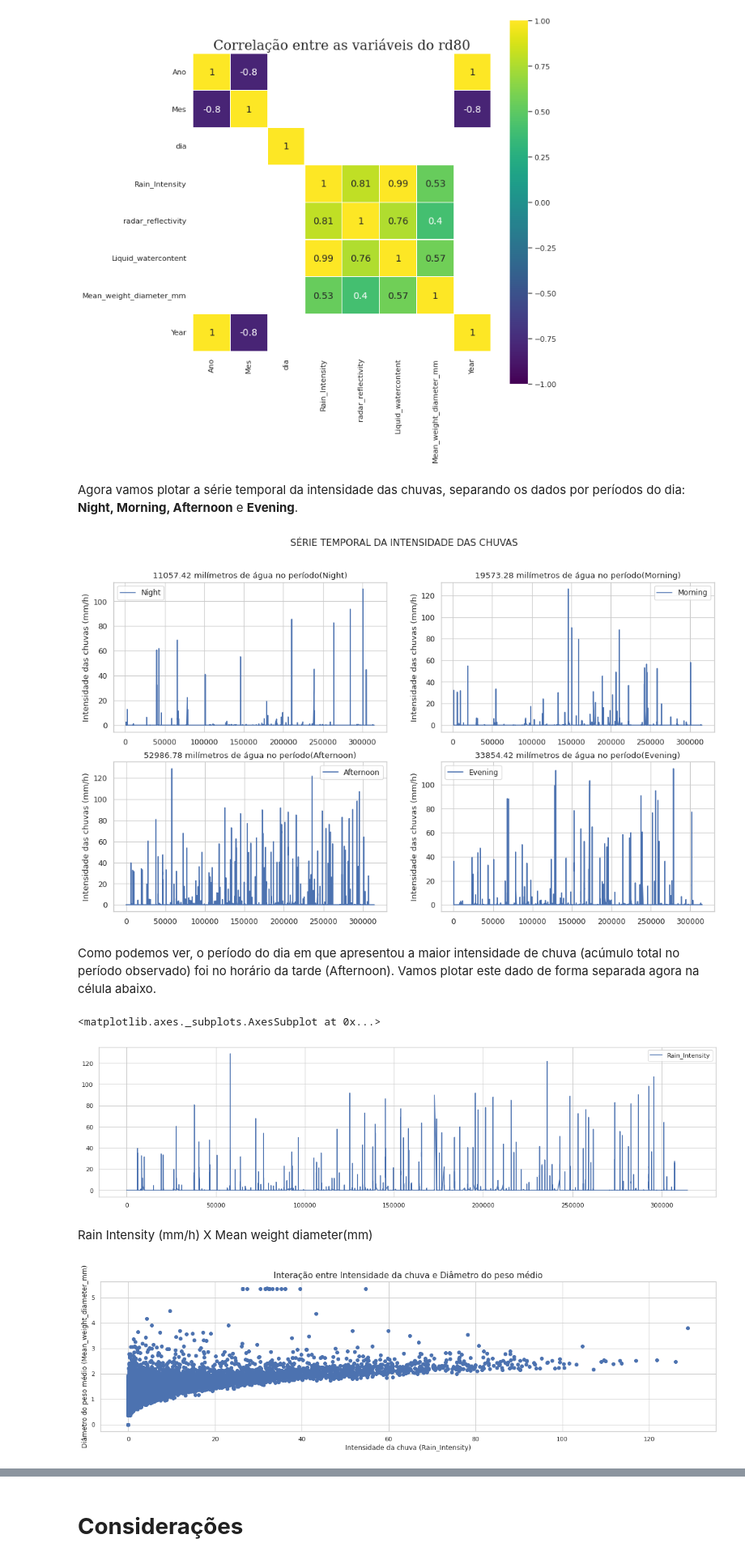
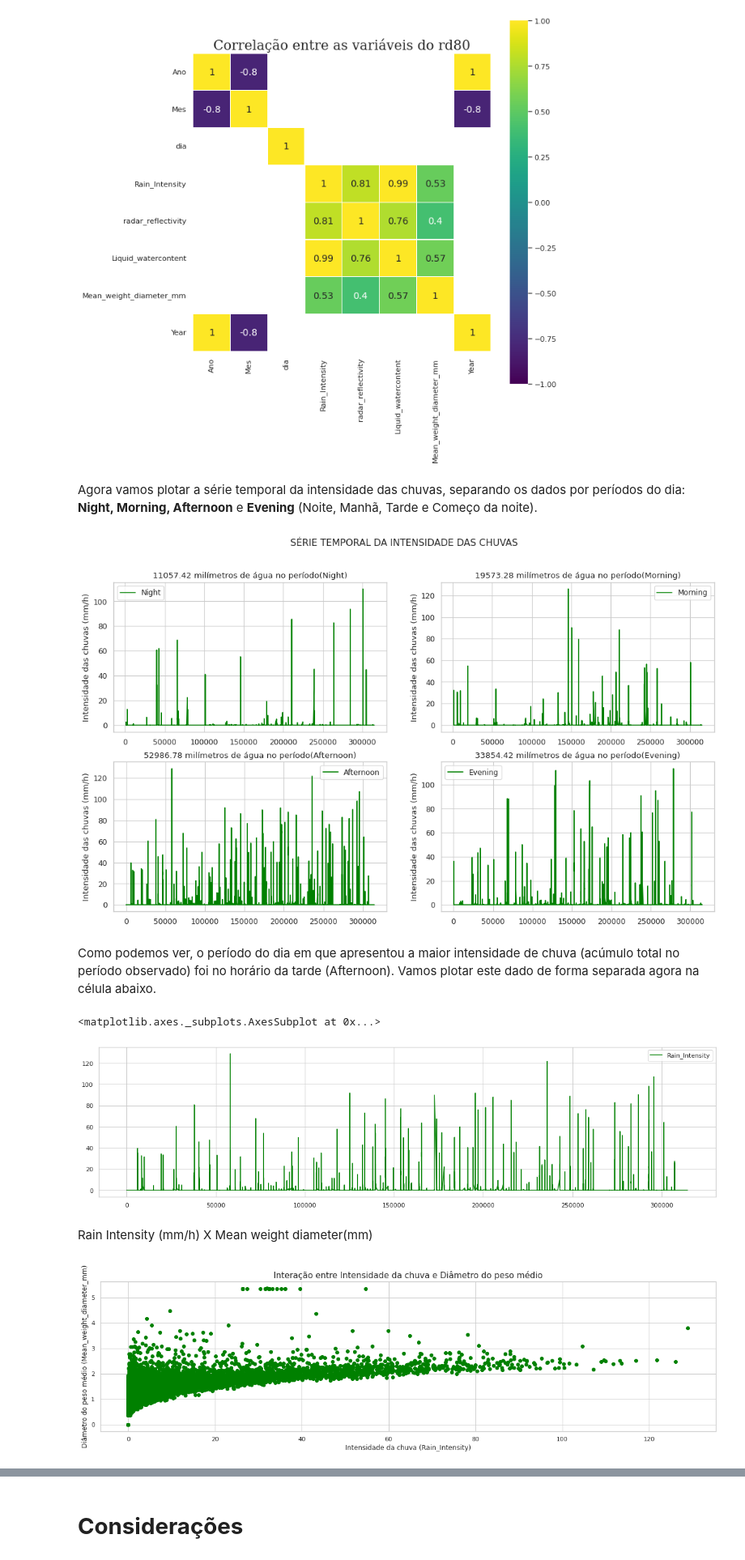
Before and after one commit to lourencocavalcante/Introduction-to-Data-Science, a Jupyter notebook: INPE_CAP394_2022_Atv01_Lourenco.ipynb, the cells around one changed output, grey strips where cells are left out. Shown at 81% size. Drawn from its saved outputs; the diff is of its cells as text; code cells hidden in the pictures.

```diff
--- a/INPE_CAP394_2022_Atv01_Lourenco.ipynb
+++ b/INPE_CAP394_2022_Atv01_Lourenco.ipynb
@@ -324,7 +324,7 @@ sns.heatmap(corr[(corr >= 0.30) | (corr <= -0.30)],cmap='viridis', vmax=1.0, vmi
 # %% [output]
 [figure]
 # %% [markdown]
-Agora vamos plotar a série temporal da intensidade das chuvas, separando os dados por períodos do dia: **Night, Morning, Afternoon** e **Evening**.
+Agora vamos plotar a série temporal da intensidade das chuvas, separando os dados por períodos do dia: **Night, Morning, Afternoon** e **Evening** (Noite, Manhã, Tarde e Começo da noite).
 # %%
 labels=['Night','Morning','Afternoon','Evening']
 
@@ -336,32 +336,32 @@ for res in range(0,4):
     plt.title(str(tot)+' milímetros de água no período('+labels[res]+')')
     #plt.xlabel("")
     plt.ylabel("Intensidade das chuvas (mm/h)")
-    plt.plot(df_rd80_joss.loc[df_rd80_joss.session == labels[res]]['Rain_Intensity'], label=labels[res])
+    plt.plot(df_rd80_joss.loc[df_rd80_joss.session == labels[res]]['Rain_Intensity'], label=labels[res], color='green')
     plt.legend()
 plt.show()
 # %% [output]
-[figure, old version]
+[figure, new version]
 # %% [markdown]
 Como podemos ver, o período do dia em que apresentou a maior intensidade de chuva (acúmulo total no período observado) foi no horário da tarde (Afternoon). Vamos plotar este dado de forma separada agora na célula abaixo.
 # %%
 #Plotando o acumulado da intensidade da chuva do período da tarde
 
 plt.figure(figsize=(20, 5))
-df_rd80_joss.loc[df_rd80_joss.session == 'Afternoon']['Rain_Intensity'].plot(legend=True)
+df_rd80_joss.loc[df_rd80_joss.session == 'Afternoon']['Rain_Intensity'].plot(legend=True, color='green')
 # %% [output]
 <matplotlib.axes._subplots.AxesSubplot at 0x...>
-[figure, old version]
+[figure, new version]
 # %% [markdown]
 Rain Intensity (mm/h) X Mean weight diameter(mm)
 # %%
 plt.figure(figsize=(20, 5))
-plt.scatter(df_rd80_joss.Rain_Intensity, df_rd80_joss.Mean_weight_diameter_mm)
+plt.scatter(df_rd80_joss.Rain_Intensity, df_rd80_joss.Mean_weight_diameter_mm, color='green')
 plt.title("Interação entre Intensidade da chuva e Diâmetro do peso médio", size=15)
 plt.xlabel('Intensidade da chuva (Rain_Intensity)')
 plt.ylabel('Diâmetro do peso médio (Mean_weight_diameter_mm)')
 plt.show()
 # %% [output]
-[figure, old version]
+[figure, new version]
 # %%
 tickers = ['Rain_Intensity', 'Liquid_watercontent']
 
```
